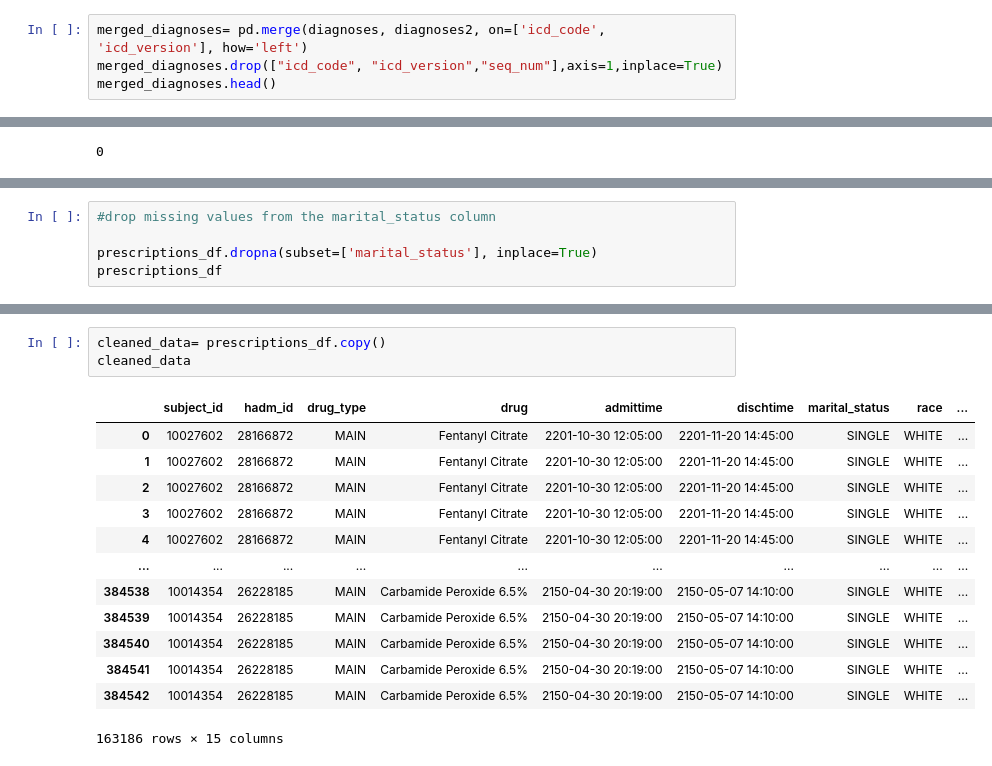
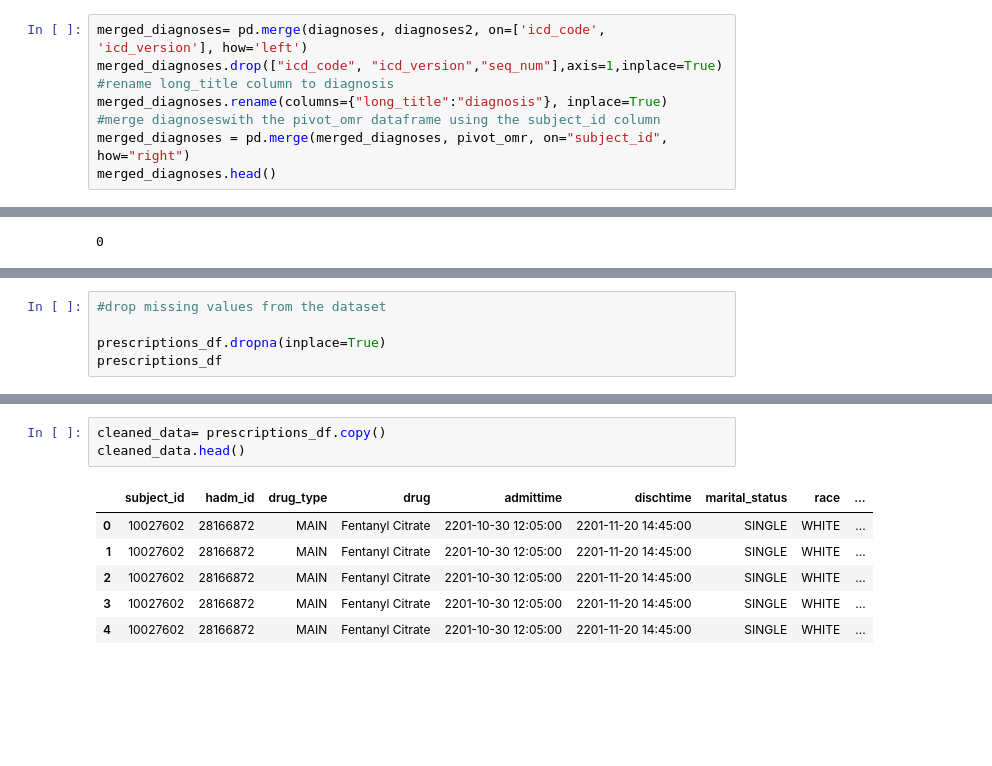
Before and after one commit to bizzfuzz/CHOP-comprehensive-hospital-outcome-prediction-system, a Jupyter notebook: CHOP.ipynb, the cells around one changed output, grey strips where cells are left out. Drawn from its saved outputs; the diff is of its cells as text; blank space fills up the shorter version.

```diff
--- a/CHOP.ipynb
+++ b/CHOP.ipynb
@@ -124,5 +124,9 @@ pivot_omr
 # %%
 merged_diagnoses= pd.merge(diagnoses, diagnoses2, on=['icd_code', 'icd_version'], how='left')
 merged_diagnoses.drop(["icd_code", "icd_version","seq_num"],axis=1,inplace=True)
+#rename long_title column to diagnosis
+merged_diagnoses.rename(columns={"long_title":"diagnosis"}, inplace=True)
+#merge diagnoseswith the pivot_omr dataframe using the subject_id column
+merged_diagnoses = pd.merge(merged_diagnoses, pivot_omr, on="subject_id", how="right")
 merged_diagnoses.head()
 # %% [output]
@@ -334,8 +341,8 @@ length_of_stay           0
 dtype: int64
 # %%
-#drop missing values from the marital_status column
+#drop missing values from the dataset
 
-prescriptions_df.dropna(subset=['marital_status'], inplace=True)
+prescriptions_df.dropna(inplace=True)
 prescriptions_df
 # %% [output]
 |  | subject_id | hadm_id | drug_type | drug | admittime | dischtime | marital_status | race | ... |
@@ -354,17 +384,10 @@ prescriptions_df
 # %%
 cleaned_data= prescriptions_df.copy()
-cleaned_data
+cleaned_data.head()
 # %% [output]
 |  | subject_id | hadm_id | drug_type | drug | admittime | dischtime | marital_status | race | ... |
 | 0 | 10027602 | 28166872 | MAIN | Fentanyl Citrate | 2201-10-30 12:05:00 | 2201-11-20 14:45:00 | SINGLE | WHITE | ... |
 | 1 | 10027602 | 28166872 | MAIN | Fentanyl Citrate | 2201-10-30 12:05:00 | 2201-11-20 14:45:00 | SINGLE | WHITE | ... |
 | 2 | 10027602 | 28166872 | MAIN | Fentanyl Citrate | 2201-10-30 12:05:00 | 2201-11-20 14:45:00 | SINGLE | WHITE | ... |
 | 3 | 10027602 | 28166872 | MAIN | Fentanyl Citrate | 2201-10-30 12:05:00 | 2201-11-20 14:45:00 | SINGLE | WHITE | ... |
 | 4 | 10027602 | 28166872 | MAIN | Fentanyl Citrate | 2201-10-30 12:05:00 | 2201-11-20 14:45:00 | SINGLE | WHITE | ... |
-| ... | ... | ... | ... | ... | ... | ... | ... | ... | ... |
-| 384538 | 10014354 | 26228185 | MAIN | Carbamide Peroxide 6.5% | 2150-04-30 20:19:00 | 2150-05-07 14:10:00 | SINGLE | WHITE | ... |
-| 384539 | 10014354 | 26228185 | MAIN | Carbamide Peroxide 6.5% | 2150-04-30 20:19:00 | 2150-05-07 14:10:00 | SINGLE | WHITE | ... |
-| 384540 | 10014354 | 26228185 | MAIN | Carbamide Peroxide 6.5% | 2150-04-30 20:19:00 | 2150-05-07 14:10:00 | SINGLE | WHITE | ... |
-| 384541 | 10014354 | 26228185 | MAIN | Carbamide Peroxide 6.5% | 2150-04-30 20:19:00 | 2150-05-07 14:10:00 | SINGLE | WHITE | ... |
-| 384542 | 10014354 | 26228185 | MAIN | Carbamide Peroxide 6.5% | 2150-04-30 20:19:00 | 2150-05-07 14:10:00 | SINGLE | WHITE | ... |
-163186 rows × 15 columns
```
Also changed, not shown: parts of 9 cells of this notebook.
